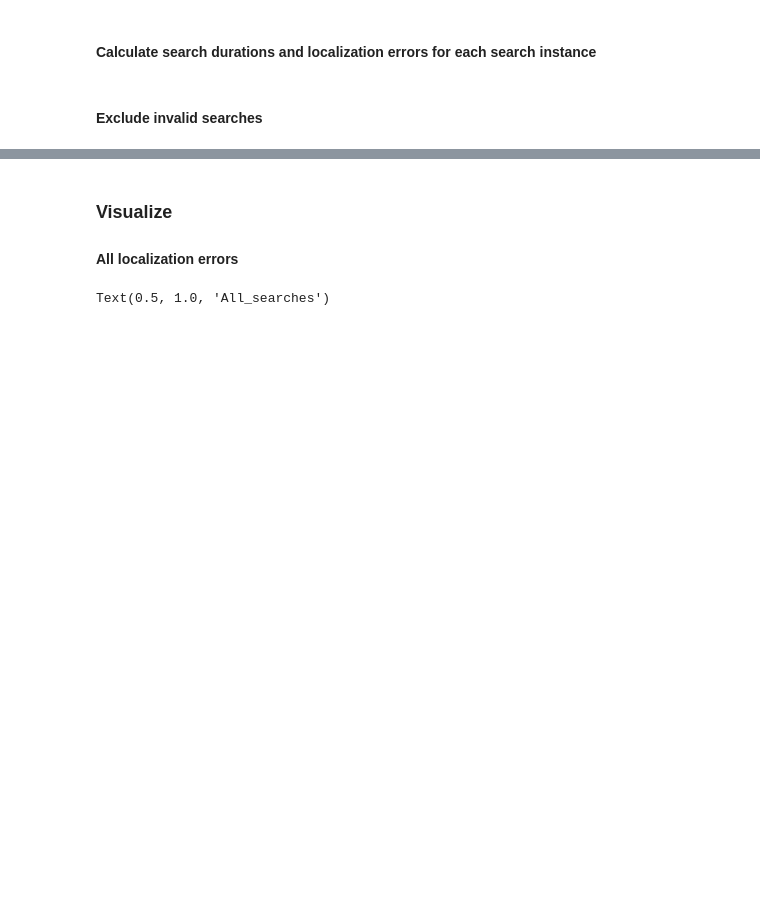
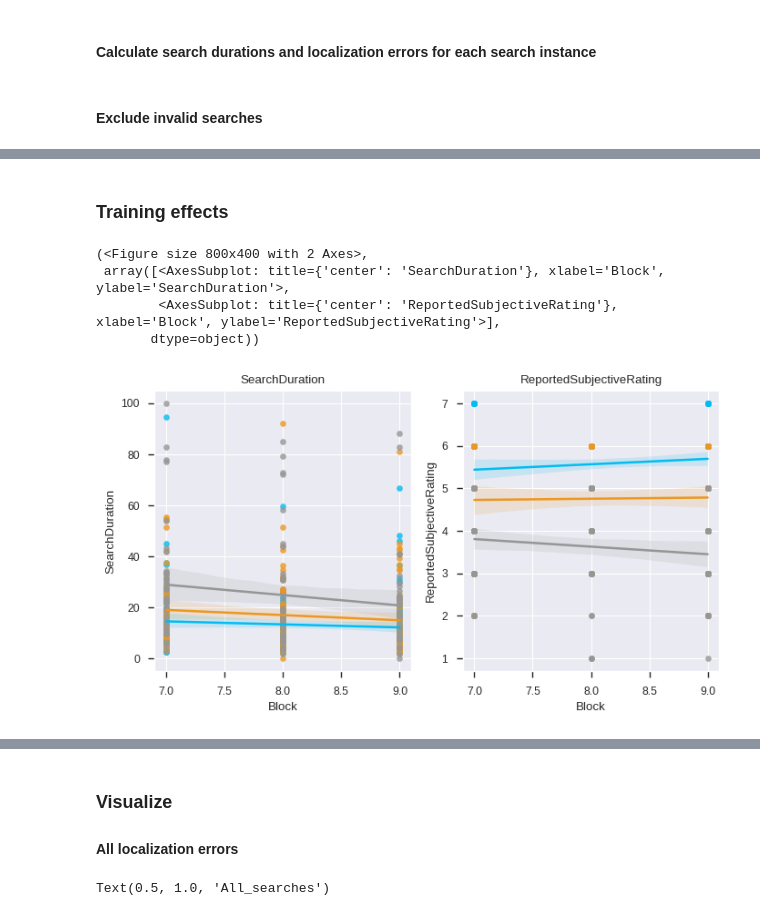
Before and after one commit to neuralcodinglab/SPVGazeAnalysis, a Jupyter notebook: visual_search/vs_endpoints_analysis.ipynb, the cells around one changed output, grey strips where cells are left out. Cells and saved outputs as stored; diff of their text form; code cells hidden in the pictures; blank space fills up the shorter version.

```diff
--- a/visual_search/vs_endpoints_analysis.ipynb
+++ b/visual_search/vs_endpoints_analysis.ipynb
@@ -39,3 +30,0 @@ data_files, calibr_files = data_processing.get_filenames(subjects, data_dir=data
-# %%
-data_files, calibr_files = data_processing.get_filenames(subjects, data_dir=data_dir)
-calibr_data = data_processing.load_data_from_filenames(calibr_files, downsample=10)
@@ -227,0 +416,15 @@ valid_searches.to_csv('out/valid_localization_errors.tsv', sep='\t', index=True)
+# %% [markdown]
+### Training effects
+# %%
+import importlib
+importlib.reload(visualization)
+importlib.reload(stats)
+importlib.reload(data_processing)
+
+visualization.regression_plots(data=valid_searches.loc[valid_searches.Block>6], endpoints=['SearchDuration', 'ReportedSubjectiveRating'])
+# %% [output]
+(<Figure size 800x400 with 2 Axes>,
+ array([<AxesSubplot: title={'center': 'SearchDuration'}, xlabel='Block', ylabel='SearchDuration'>,
+        <AxesSubplot: title={'center': 'ReportedSubjectiveRating'}, xlabel='Block', ylabel='ReportedSubjectiveRating'>],
+       dtype=object))
+[figure, added]
```
Also changed, not shown: parts of 27 cells of this notebook, 4 other files.
